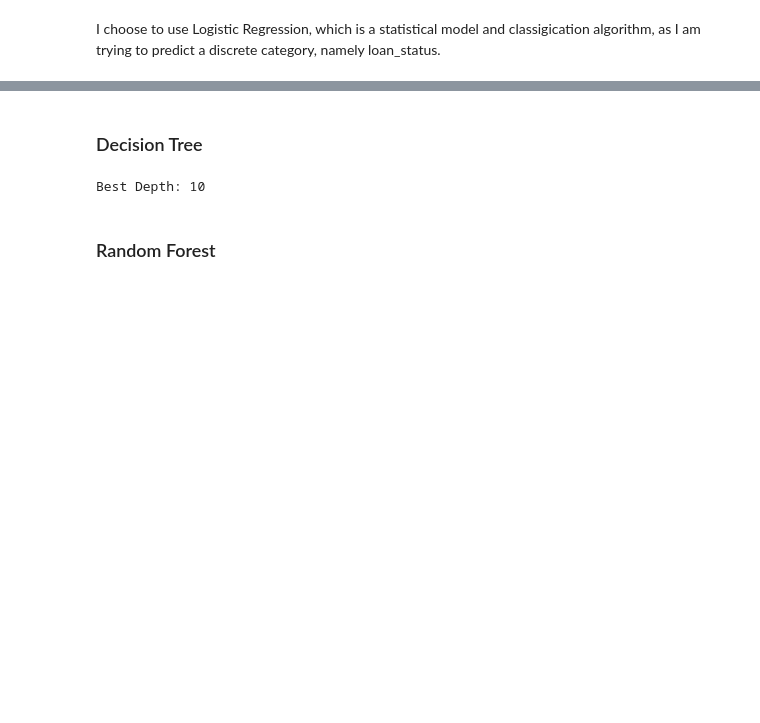
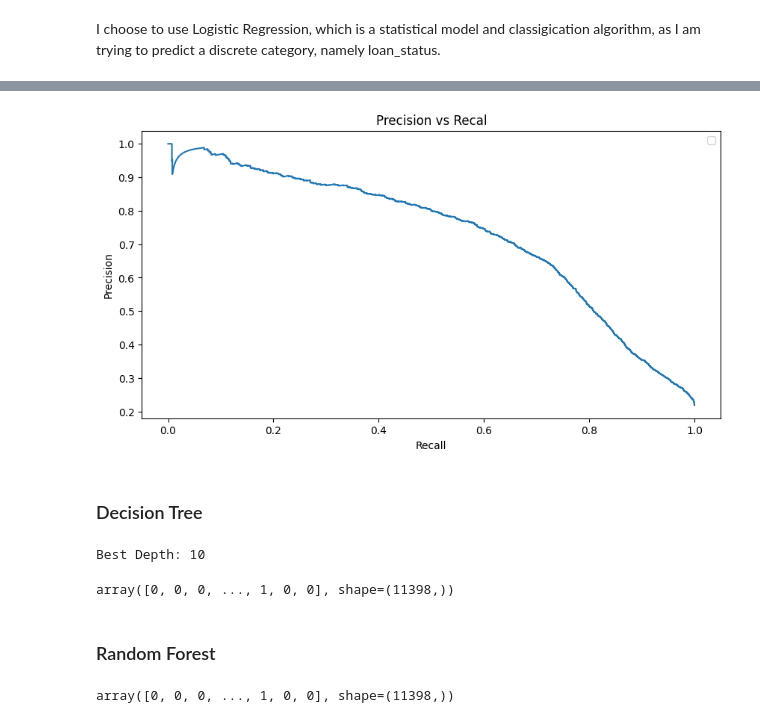
Before and after one commit to OlamideOgunjobi/Loan-Default-Prediction, a Jupyter notebook: notebooks/analyze.ipynb, the cells around one changed output, grey strips where cells are left out. Cells and saved outputs as stored; diff of their text form; code cells hidden in the pictures; blank space fills up the shorter version.

Commit message:
add more analysis for the logistic regression model

```diff
--- a/notebooks/analyze.ipynb
+++ b/notebooks/analyze.ipynb
@@ -252,24 +255,11 @@ X = pd.get_dummies(X, drop_first=True)
 # %%
-# splitting the dataset
-
-
-# 60/40 training/testing split
-# random_state ensures reproductability
-X_train, X_test, y_train, y_test = train_test_split(X, y, test_size=0.4, random_state=42)
-
-
-# standardizes features because Logistic Regression is sensitive to Feature Magnitude
-scaler_var = StandardScaler()
-X_train = scaler_var.fit_transform(X_train)
-X_test = scaler_var.transform(X_test)
-
 
 # Traing the Logistic Regression Model
-model = LogisticRegression(max_iter=1000)
-model.fit(X_train, y_train)
+lr_model = LogisticRegression(max_iter=1000)
+lr_model.fit(X_train, y_train)
 
 
 # Make the prediction for the testing dataset
-y_pred = model.predict(X_test)
+y_pred = lr_model.predict(X_test)
 y_pred
 # %% [output]
@@ -278,8 +268,21 @@ array([0, 0, 0, ..., 0, 0, 0], shape=(11399,))
 # evalute the performance of the model
 
 # Accuracy:
-acc = accuracy_score(y_test, y_pred)
-print(f"accuracy: {round(acc, 2)}")
+acc = accuracy_score(y_test, y_pred) * 100
+print(f"accuracy: {round(acc, 2)}%")
 
+
+# confusion matrix
+print("Confusion Matrix:")
+print(confusion_matrix(y_test, y_pred))
+
+print("\nClassification Report:")
+print(classification_report(y_test, y_pred))
 # TODO: include more analysis of the Logistic Regression output
+
+y_scores = lr_model.predict_proba(X_test)[:, 1]
+
+precision, recall, threshold = precision_recall_curve(y_test, y_scores)
+
+auc_score = auc(recall, precision)
 # %% [output]
@@ -287,3 +303,13 @@ accuracy: 0.87
+# %%
+plt.figure(figsize=(10, 5))
+plt.plot(recall, precision)
+plt.xlabel('Recall')
+plt.ylabel('Precision')
+plt.title('Precision vs Recal')
+plt.legend()
+plt.show()
+# %% [output]
+[figure, added]
 # %% [markdown]
 ### Decision Tree
 # %%
@@ -303,9 +329,24 @@ determined_depth.fit(X_train, y_train)
 
 # finding the best depth
 print(f"Best Depth: {determined_depth.best_params_['max_depth']}")
+
+dt_prediction = determined_depth.predict(X_test)
+
+dt_prediction
 # %% [output]
 Best Depth: 10
+array([0, 0, 0, ..., 1, 0, 0], shape=(11398,))
 # %% [markdown]
 ### Random Forest
 # %%
 # TODO: Include a Random Forest Algorithm
+
+rf_model = RandomForestClassifier(n_estimators=100, random_state=1)
+
+rf_model.fit(X_train, y_train)
+
+rf_prediction = rf_model.predict(X_test)
+
+rf_prediction
+# %% [output]
+array([0, 0, 0, ..., 1, 0, 0], shape=(11398,))
```
Also changed, not shown: parts of 9 cells of this notebook, 1 other file.
